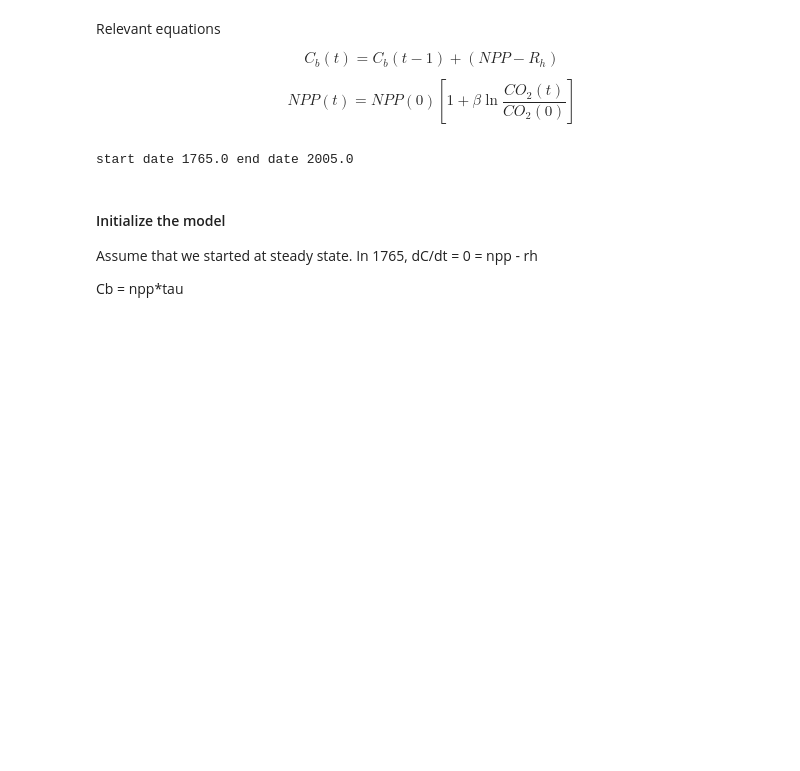
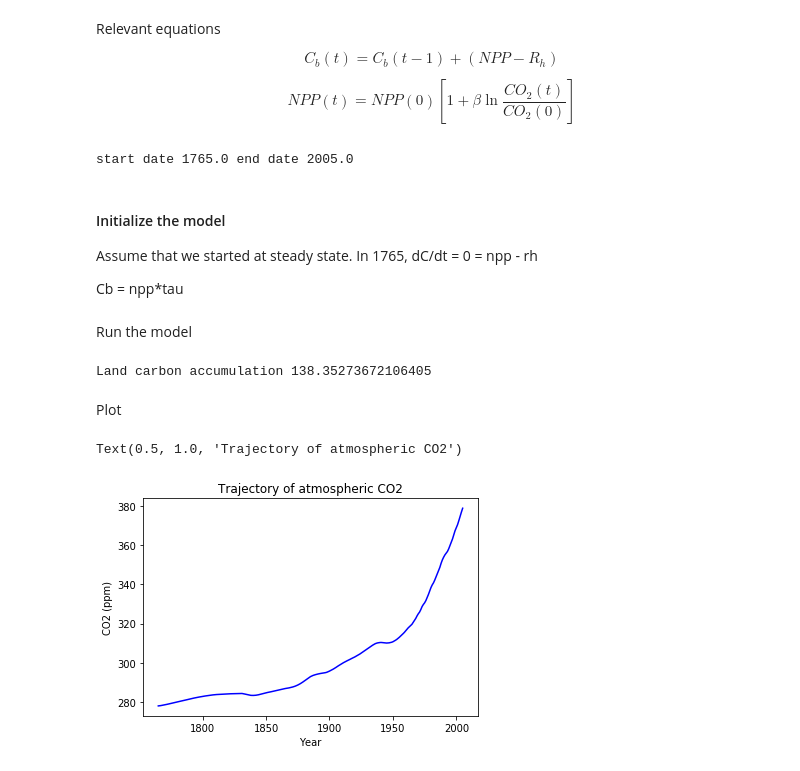
Before and after one commit to scoffiel/ess118_python_reference, a Jupyter notebook: 8_box_models.ipynb, the cells around one changed output. Drawn from its saved outputs; the diff is of its cells as text; code cells hidden in the pictures; blank space fills up the shorter version.

```diff
--- a/8_box_models.ipynb
+++ b/8_box_models.ipynb
@@ -47,4 +48,25 @@ Cb[0] = npp_initial*taub
 rh[0] = npp_initial
+# %% [markdown]
+Run the model
 # %%
 for t in range(1, nyears):  #starting at 1766
-    npp[t] = npp[0] * (1 + beta*np.log( CO2obs[t]/CO2obs[0] ))
+    npp[t] = npp[0] * (1.0 + beta*np.log( CO2obs[t]/CO2obs[0] ))
+    rh[t] = Cb[t-1]/taub
+    Cb[t] = Cb[t-1] + (npp[t] - rh[t])*dt    #integration equation
+
+Fland = rh-npp
+
+print('Land carbon accumulation', -1*np.sum(Fland))
+# %% [output]
+Land carbon accumulation 138.35273672106405
+# %% [markdown]
+Plot
+# %%
+fig = py.figure(1)
+py.plot(date, CO2obs, color='blue', label='CO2')
+py.xlabel('Year')
+py.ylabel('CO2 (ppm)')
+py.title('Trajectory of atmospheric CO2')
+# %% [output]
+Text(0.5, 1.0, 'Trajectory of atmospheric CO2')
+[figure, added]
```
Also changed, not shown: parts of 11 cells of this notebook.
